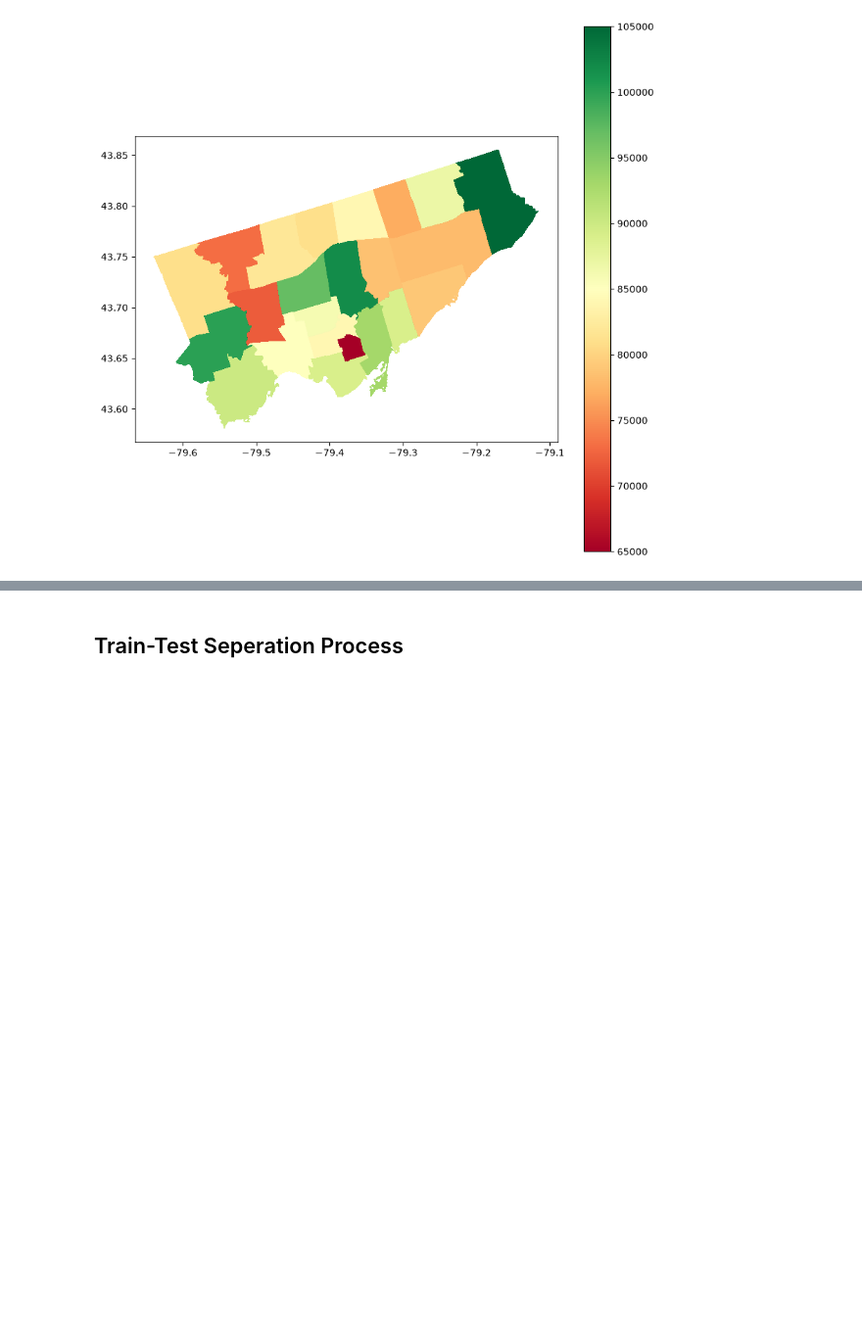
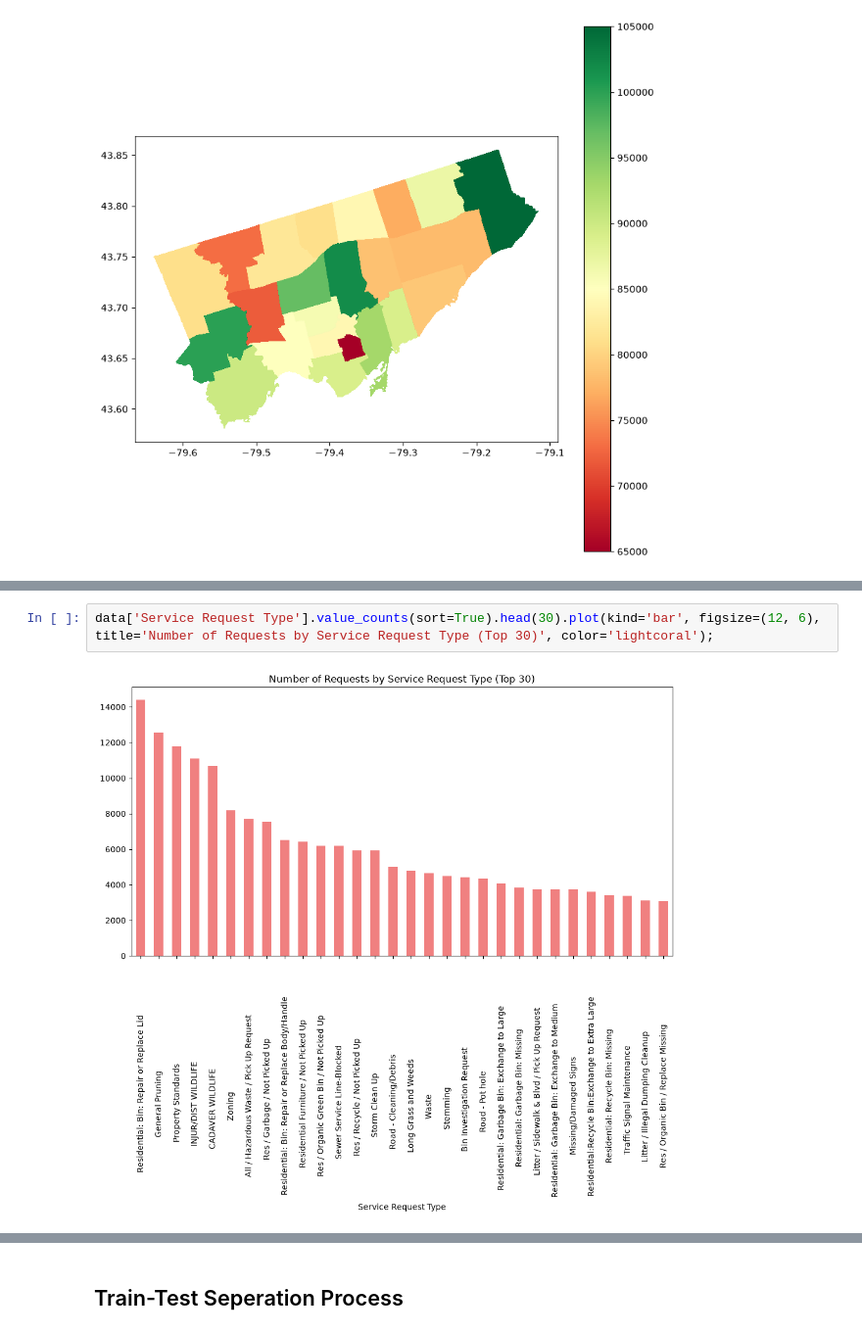
Before and after one commit to Mert30/toronto_311_project, a Jupyter notebook: notebook/toronto_311_requests.ipynb, the cells around one changed output, grey strips where cells are left out. Shown at 98% size. Saved outputs shown, nothing was run; the diff lists cells and outputs as text; blank space fills up the shorter version.

```diff
--- a/notebook/toronto_311_requests.ipynb
+++ b/notebook/toronto_311_requests.ipynb
@@ -187,0 +208,4 @@ merged.plot(column='Median Cost', cmap='RdYlGn', legend=True, figsize=(10,10))
+# %%
+data['Service Request Type'].value_counts(sort=True).head(30).plot(kind='bar', figsize=(12, 6), title='Number of Requests by Service Request Type (Top 30)', color='lightcoral');
+# %% [output]
+[figure, added]
```
Also changed, not shown: parts of 37 cells of this notebook, 8 other files.
